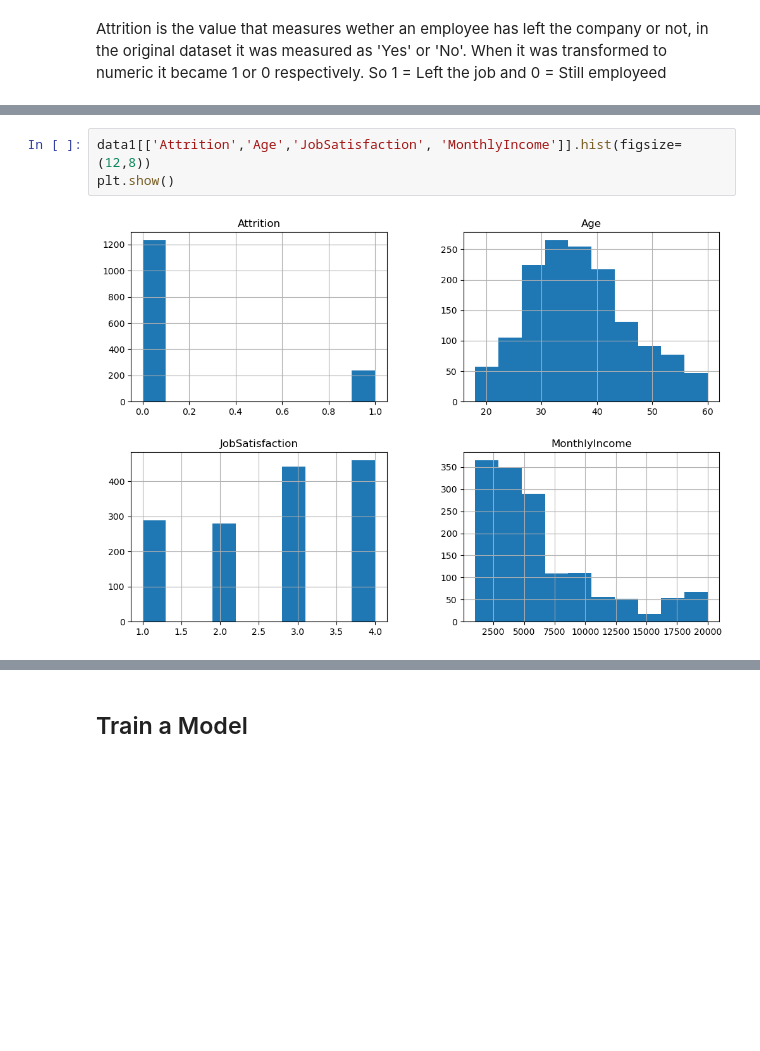
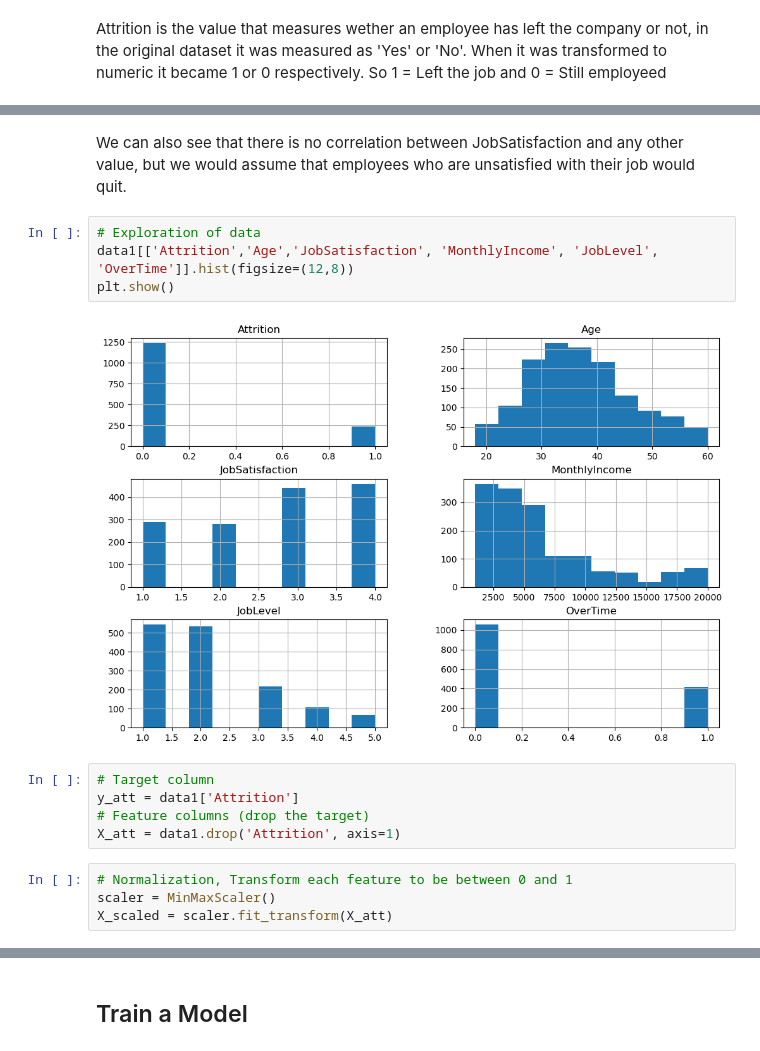
Before and after one commit to Gervig/Business-Intelligence, a Jupyter notebook: MP3/MP3 - Casper.ipynb, the cells around one changed output, grey strips where cells are left out. Drawn from its saved outputs; the diff is of its cells as text; blank space fills up the shorter version.

```diff
--- a/MP3/MP3 - Casper.ipynb
+++ b/MP3/MP3 - Casper.ipynb
@@ -478,5 +536,17 @@ Attrition is the value that measures wether an employee has left the company or
+# %% [markdown]
+We can also see that there is no correlation between JobSatisfaction and any other value, but we would assume that employees who are unsatisfied with their job would quit.
 # %%
-data1[['Attrition','Age','JobSatisfaction', 'MonthlyIncome']].hist(figsize=(12,8))
+# Exploration of data
+data1[['Attrition','Age','JobSatisfaction', 'MonthlyIncome', 'JobLevel', 'OverTime']].hist(figsize=(12,8))
 plt.show()
 # %% [output]
-[figure, old version]
+[figure, new version]
+# %%
+# Target column
+y_att = data1['Attrition']
+# Feature columns (drop the target)
+X_att = data1.drop('Attrition', axis=1)
+# %%
+# Normalization, Transform each feature to be between 0 and 1
+scaler = MinMaxScaler()
+X_scaled = scaler.fit_transform(X_att)
```
Also changed, not shown: parts of 7 cells of this notebook.
